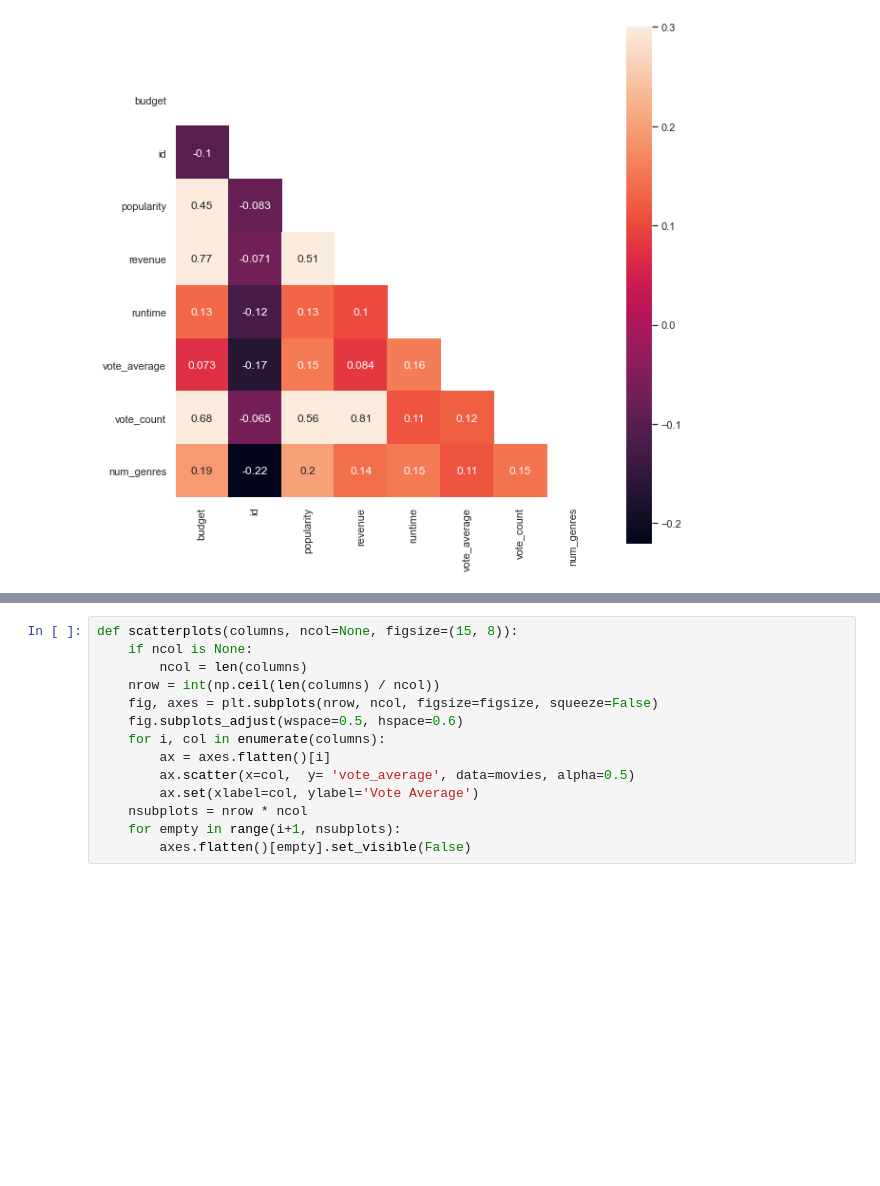
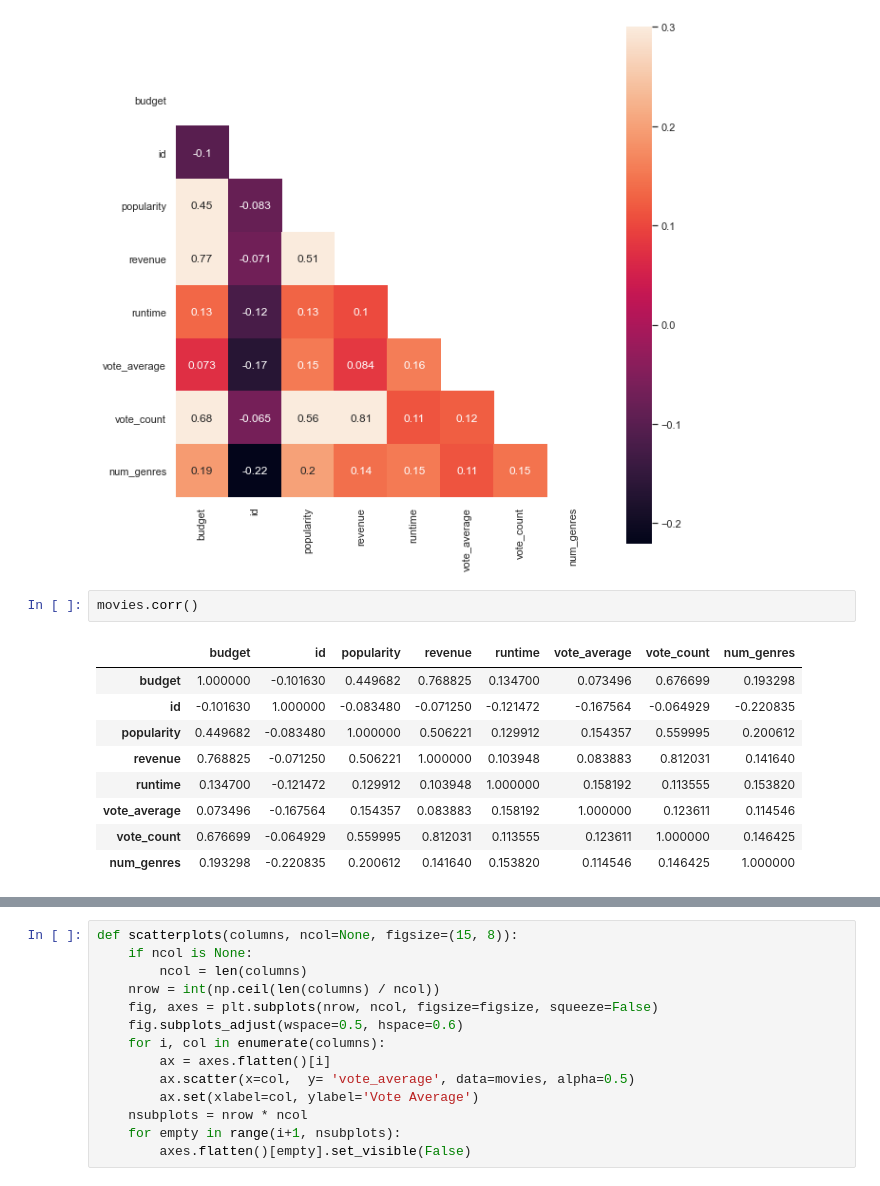
Before and after one commit to sathwikkes/Movie-Recommender-System, a Jupyter notebook: moviedataproject.ipynb, the cells around one changed output, grey strips where cells are left out. Cells and saved outputs as stored; diff of their text form; blank space fills up the shorter version.

```diff
--- a/moviedataproject.ipynb
+++ b/moviedataproject.ipynb
@@ -856,3 +858,15 @@ with sns.axes_style('white'):
     _ = sns.heatmap(corr, mask= mask, vmax=.3, square=True, annot=True);
 # %% [output]
 [figure]
+# %%
+movies.corr()
+# %% [output]
+|  | budget | id | popularity | revenue | runtime | vote_average | vote_count | num_genres |
+| budget | 1.000000 | -0.101630 | 0.449682 | 0.768825 | 0.134700 | 0.073496 | 0.676699 | 0.193298 |
+| id | -0.101630 | 1.000000 | -0.083480 | -0.071250 | -0.121472 | -0.167564 | -0.064929 | -0.220835 |
+| popularity | 0.449682 | -0.083480 | 1.000000 | 0.506221 | 0.129912 | 0.154357 | 0.559995 | 0.200612 |
+| revenue | 0.768825 | -0.071250 | 0.506221 | 1.000000 | 0.103948 | 0.083883 | 0.812031 | 0.141640 |
+| runtime | 0.134700 | -0.121472 | 0.129912 | 0.103948 | 1.000000 | 0.158192 | 0.113555 | 0.153820 |
+| vote_average | 0.073496 | -0.167564 | 0.154357 | 0.083883 | 0.158192 | 1.000000 | 0.123611 | 0.114546 |
+| vote_count | 0.676699 | -0.064929 | 0.559995 | 0.812031 | 0.113555 | 0.123611 | 1.000000 | 0.146425 |
+| num_genres | 0.193298 | -0.220835 | 0.200612 | 0.141640 | 0.153820 | 0.114546 | 0.146425 | 1.000000 |
```
Also changed, not shown: parts of 17 cells of this notebook.
